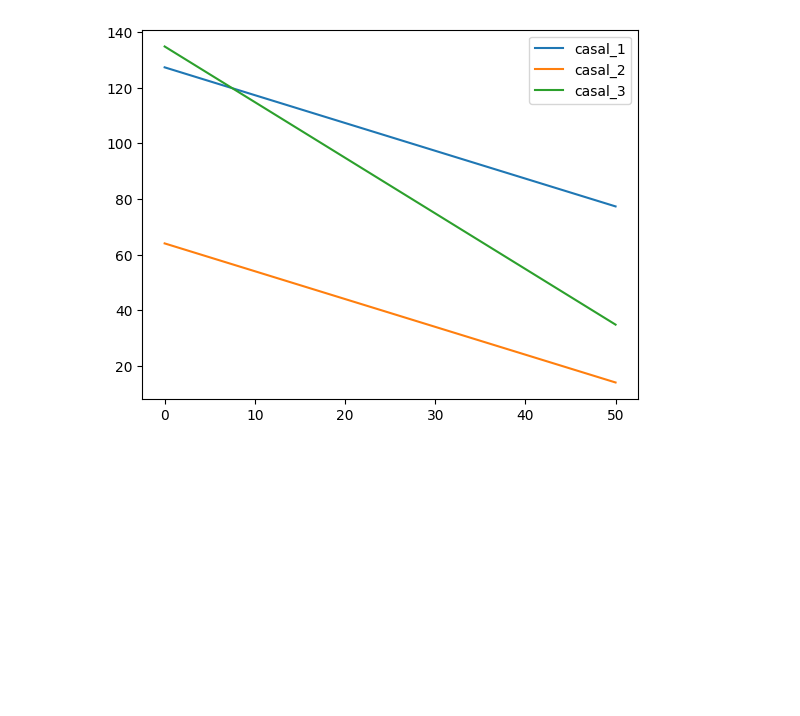
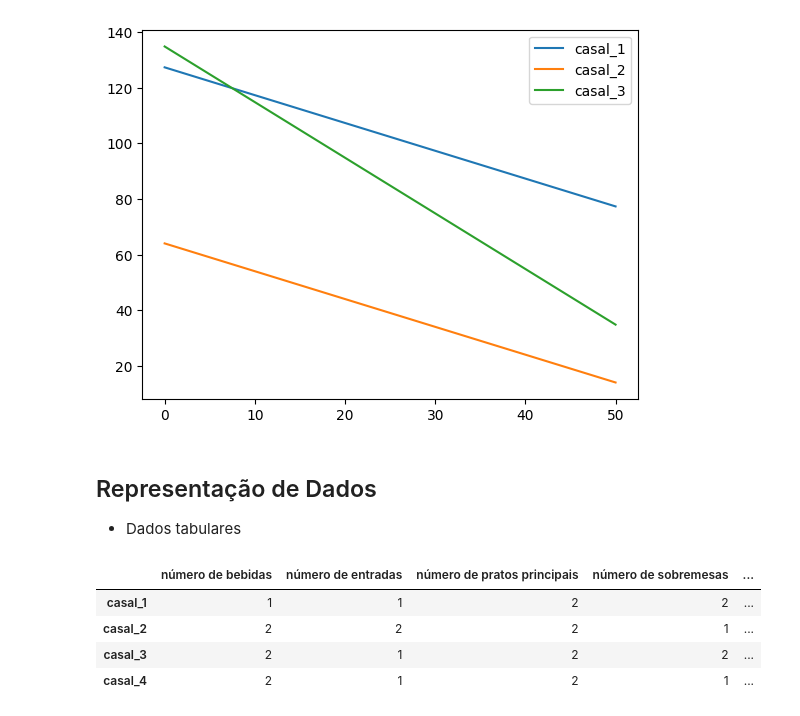
Before and after one commit to Joao-Inacio/Algebra-Linear-para-Data-Science-e-Machine-Learning, a Jupyter notebook: 0.1-Conceitos-iniciais/inicio.ipynb, the cells around one changed output. Drawn from its saved outputs; the diff is of its cells as text; code cells hidden in the pictures; blank space fills up the shorter version.

Commit message:
Representação de dados

```diff
--- a/0.1-Conceitos-iniciais/inicio.ipynb
+++ b/0.1-Conceitos-iniciais/inicio.ipynb
@@ -204,3 +204,25 @@ plt.plot(x1_r3, x2_r3, label="casal_3")
 plt.legend();
 # %% [output]
 [figure]
+# %% [markdown]
+## Representação de Dados
+- Dados tabulares
+# %%
+df = pd.DataFrame({
+    "número de bebidas": [1, 2, 2, 2],
+    "número de entradas": [1, 2, 1, 1],
+    "número de pratos principais": [2, 2, 2, 2],
+    "número de sobremesas": [2, 1, 2, 1],
+    "valor total do couvert": [10, 10, 10, 10],
+    "valor da conta": [127.35, 128.10, 134.85, 119.85]
+    },
+    index = ['casal_1', 'casal_2', 'casal_3', 'casal_4']
+)
+# %%
+df
+# %% [output]
+|  | número de bebidas | número de entradas | número de pratos principais | número de sobremesas | ... |
+| casal_1 | 1 | 1 | 2 | 2 | ... |
+| casal_2 | 2 | 2 | 2 | 1 | ... |
+| casal_3 | 2 | 1 | 2 | 2 | ... |
+| casal_4 | 2 | 1 | 2 | 1 | ... |
```
Also changed, not shown: parts of 15 cells of this notebook.
